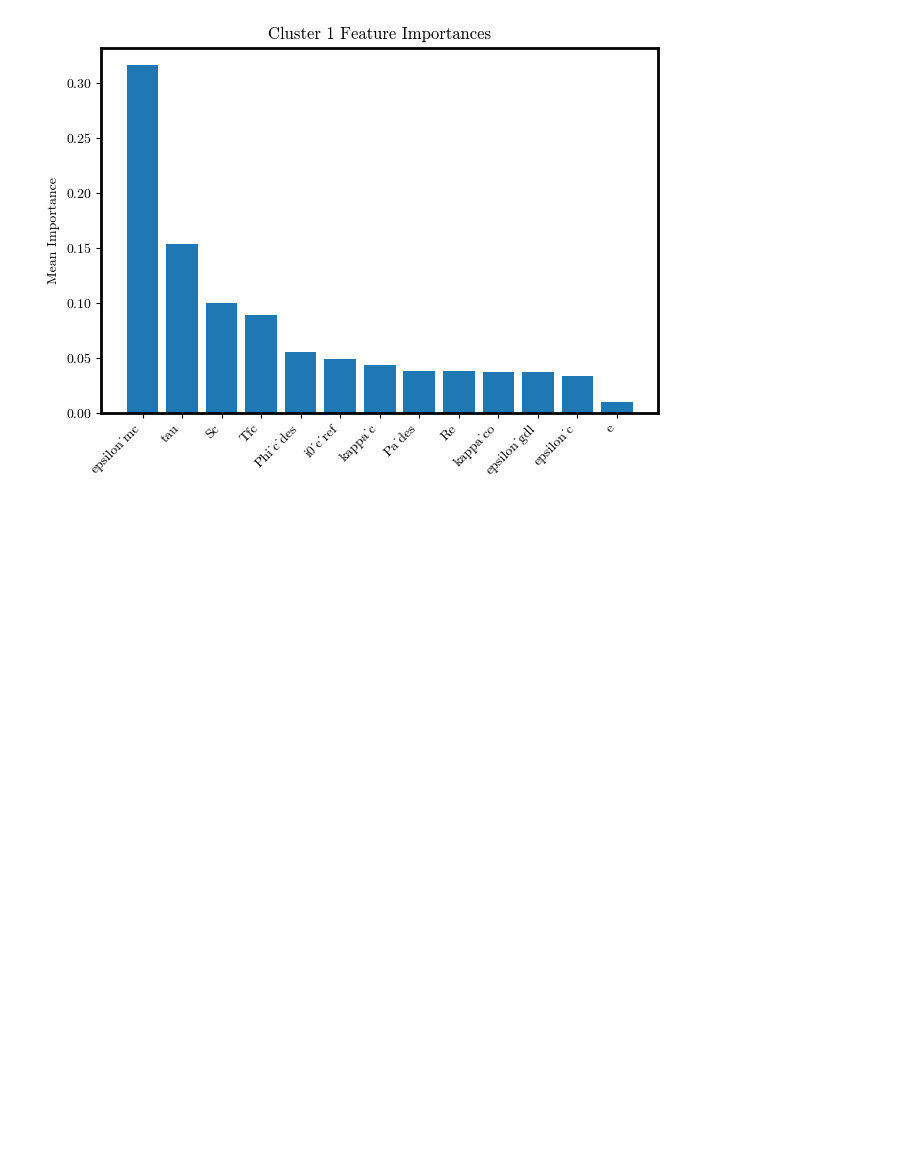
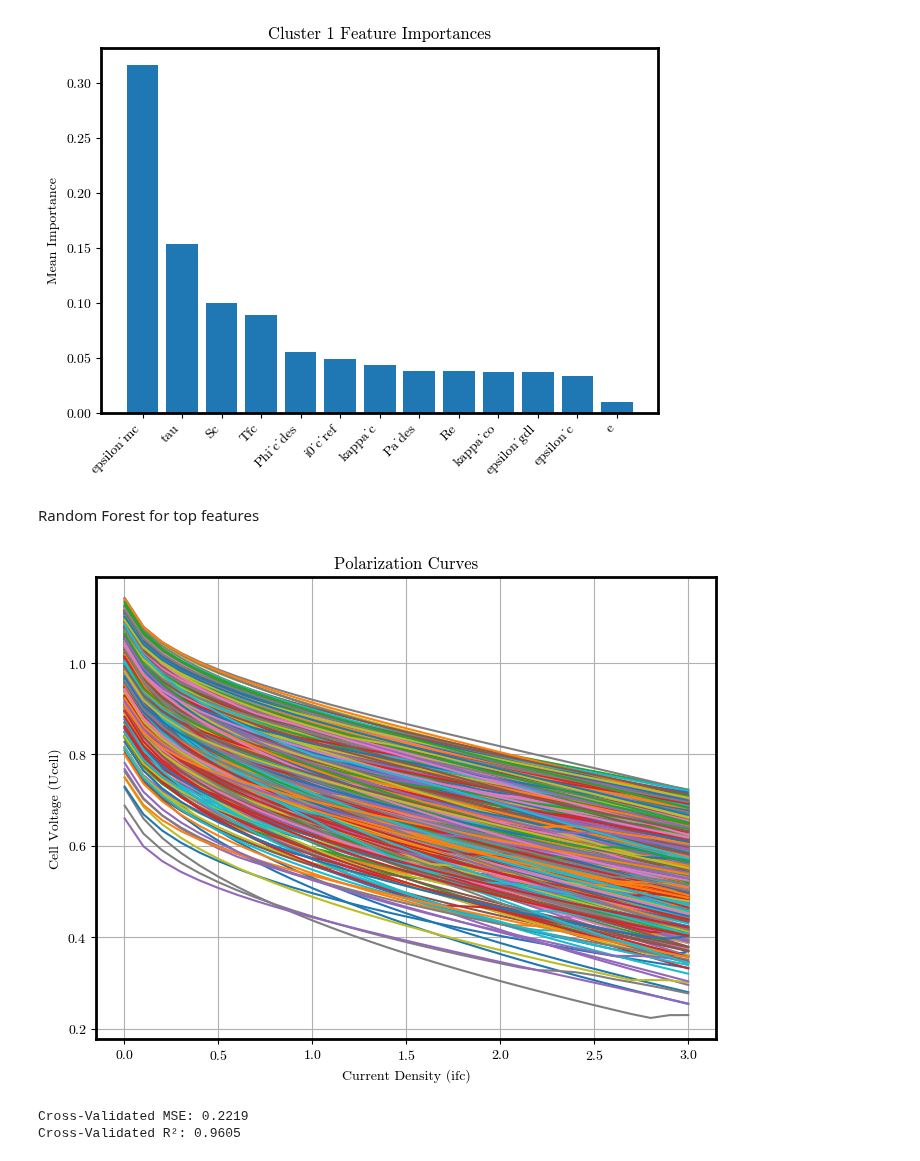
Before and after one commit to DejvisT/Sensitivity-Analysis-and-Surrogate-Modeling-of-PEM-Fuel-Cells, a Jupyter notebook: notebooks/06_GP_sensitivity_analysis.ipynb, the cells around one changed output. Saved outputs shown, nothing was run; the diff lists cells and outputs as text; code cells hidden in the pictures; blank space fills up the shorter version.

Commit message:
Created LHS sample for top 5 parameters and fitted RF and PySR

```diff
--- a/notebooks/06_GP_sensitivity_analysis.ipynb
+++ b/notebooks/06_GP_sensitivity_analysis.ipynb
@@ -590,3 +590,46 @@ Cluster 0 R²: 0.961
 [figure]
 Cluster 1 R²: 0.958
 [figure]
+# %% [markdown]
+Random Forest for top features
+# %%
+data = pd.read_pickle('../sampling_test/LHS_1000_5param.pkl')
+import matplotlib.pyplot as plt
+
+# Assuming your DataFrame is called df and has 'ifc' and 'Ucell' columns
+plt.figure(figsize=(8, 6))
+
+for idx, row in data.iterrows():
+    plt.plot(row['ifc'], row['Ucell'], label=f'Curve {idx}')
+
+plt.xlabel('Current Density (ifc)')
+plt.ylabel('Cell Voltage (Ucell)')
+plt.title('Polarization Curves')
+plt.grid(True)
+plt.show()
+# %% [output]
+[figure, added]
+# %%
+import numpy as np
+import pandas as pd
+from sklearn.ensemble import RandomForestRegressor
+from sklearn.model_selection import cross_val_predict
+from sklearn.metrics import mean_squared_error, r2_score
+
+parameters = ['tau', 'epsilon_mc', 'i0_c_ref', 'Tfc', 'kappa_c']
+X = data[parameters]
+y = data['Ucell'].apply(np.sum)
+
+# Train a Random Forest with cross-validation
+model = RandomForestRegressor(n_estimators=100, random_state=42)
+y_pred = cross_val_predict(model, X, y, cv=5)
+
+# Evaluate
+mse = mean_squared_error(y, y_pred)
+r2 = r2_score(y, y_pred)
+
+print(f"Cross-Validated MSE: {mse:.4f}")
+print(f"Cross-Validated R²: {r2:.4f}")
+# %% [output]
+Cross-Validated MSE: 0.2219
+Cross-Validated R²: 0.9605
```
Also changed, not shown: parts of 1 cell of this notebook, 3 other files.
